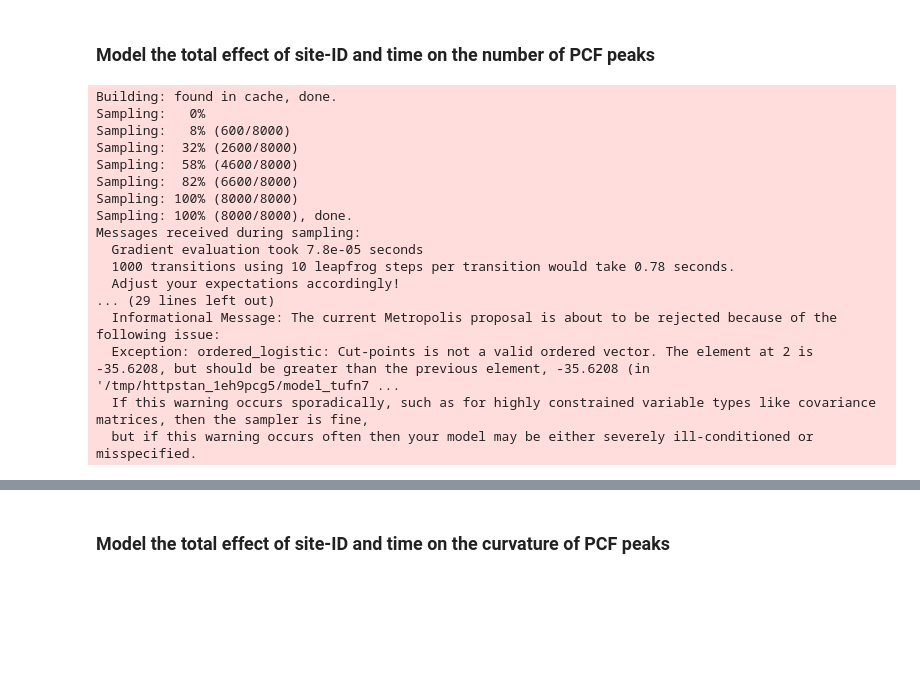
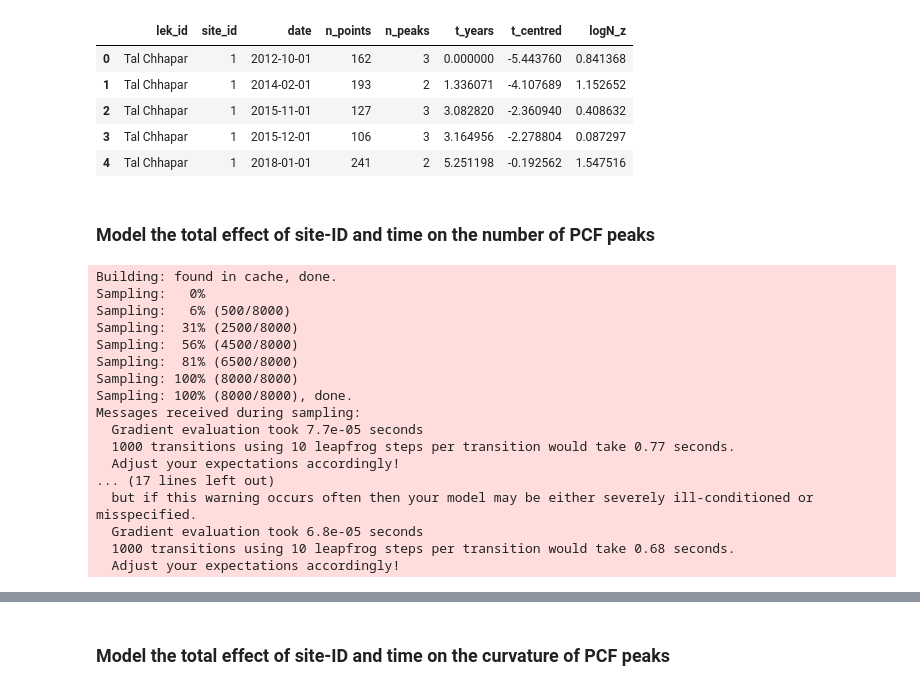
Before and after one commit to vivekhsridhar/territory_geometry, a Jupyter notebook: model_pcf.ipynb, the cells around one changed output, grey strips where cells are left out. Saved outputs shown, nothing was run; the diff lists cells and outputs as text; code cells hidden in the pictures; blank space fills up the shorter version.

Commit message:
reran models with modified pcf scripts

```diff
--- a/model_pcf.ipynb
+++ b/model_pcf.ipynb
@@ -73,3 +76,12 @@ n_peaks_df['t_centred'] = n_peaks_df['t_years'] - n_peaks_df['t_years'].mean()
+# %%
+n_peaks_df.head()
+# %% [output]
+|  | lek_id | site_id | date | n_points | n_peaks | t_years | t_centred | logN_z |
+| 0 | Tal Chhapar | 1 | 2012-10-01 | 162 | 3 | 0.000000 | -5.443760 | 0.841368 |
+| 1 | Tal Chhapar | 1 | 2014-02-01 | 193 | 2 | 1.336071 | -4.107689 | 1.152652 |
+| 2 | Tal Chhapar | 1 | 2015-11-01 | 127 | 3 | 3.082820 | -2.360940 | 0.408632 |
+| 3 | Tal Chhapar | 1 | 2015-12-01 | 106 | 3 | 3.164956 | -2.278804 | 0.087297 |
+| 4 | Tal Chhapar | 1 | 2018-01-01 | 241 | 2 | 5.251198 | -0.192562 | 1.547516 |
 # %% [markdown]
 ### Model the **total effect** of site-ID and time on the number of PCF peaks
 # %%
@@ -149,10 +161,11 @@ generated quantities {
 data_peaks = {
     'n_points': len(n_peaks_df),
     'n_sites': int(n_peaks_df['site_id'].nunique()),
-    'max_peaks': 4,
+    'max_peaks': 5,
     'site_id': n_peaks_df['site_id'].astype(int).to_numpy(),
     'y': n_peaks_df['n_peaks'].astype(int).to_numpy() + 1,
-    't': n_peaks_df['t_centred'].astype(float).to_numpy()
+    't': n_peaks_df['t_centred'].astype(float).to_numpy(),
+    'logN': n_peaks_df['logN_z'].to_numpy(float)
 }
 
 posterior = stan.build(n_peaks_mod, data=data_peaks)
@@ -160,21 +173,21 @@ fit = posterior.sample(num_chains=4, num_warmup=1000, num_samples=1000)
 # %% [output]
 Building: found in cache, done.
 Sampling:   0%
-Sampling:   8% (600/8000)
-Sampling:  32% (2600/8000)
-Sampling:  58% (4600/8000)
-Sampling:  82% (6600/8000)
+Sampling:   6% (500/8000)
+Sampling:  31% (2500/8000)
+Sampling:  56% (4500/8000)
+Sampling:  81% (6500/8000)
 Sampling: 100% (8000/8000)
 Sampling: 100% (8000/8000), done.
 Messages received during sampling:
-  Gradient evaluation took 7.8e-05 seconds
-  1000 transitions using 10 leapfrog steps per transition would take 0.78 seconds.
+  Gradient evaluation took 7.7e-05 seconds
+  1000 transitions using 10 leapfrog steps per transition would take 0.77 seconds.
   Adjust your expectations accordingly!
-... (29 lines left out)
-  Informational Message: The current Metropolis proposal is about to be rejected because of the following issue:
-  Exception: ordered_logistic: Cut-points is not a valid ordered vector. The element at 2 is -35.6208, but should be greater than the previous element, -35.6208 (in '/tmp/httpstan_1eh9pcg5/model_tufn7 ...
-  If this warning occurs sporadically, such as for highly constrained variable types like covariance matrices, then the sampler is fine,
+... (17 lines left out)
   but if this warning occurs often then your model may be either severely ill-conditioned or misspecified.
+  Gradient evaluation took 6.8e-05 seconds
+  1000 transitions using 10 leapfrog steps per transition would take 0.68 seconds.
+  Adjust your expectations accordingly!
 # %%
 ## Posterior distributions of latent structure on the leks at mean centred time
 site_eff = fit['site_eff']
```
Also changed, not shown: parts of 20 cells of this notebook, 30 other files.
